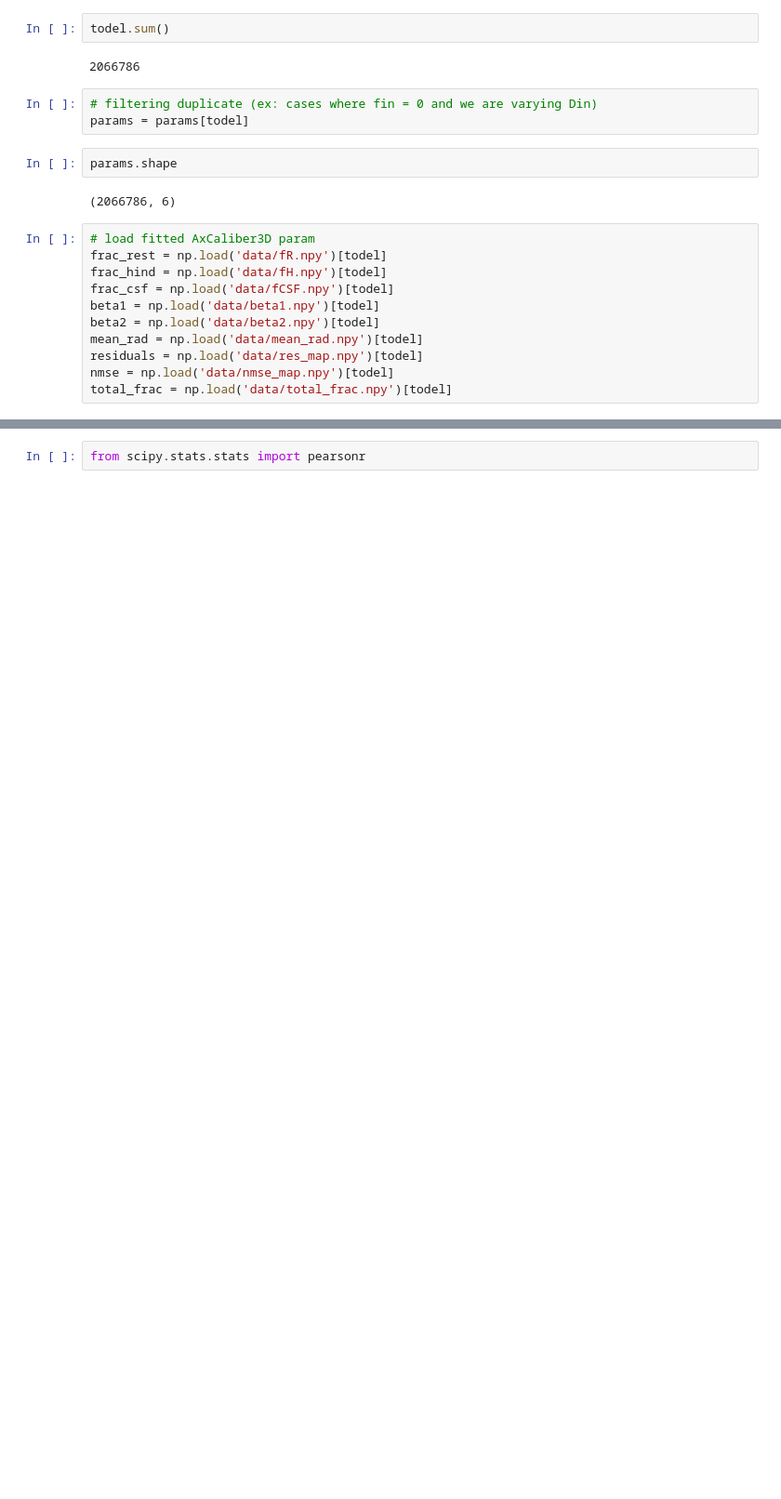
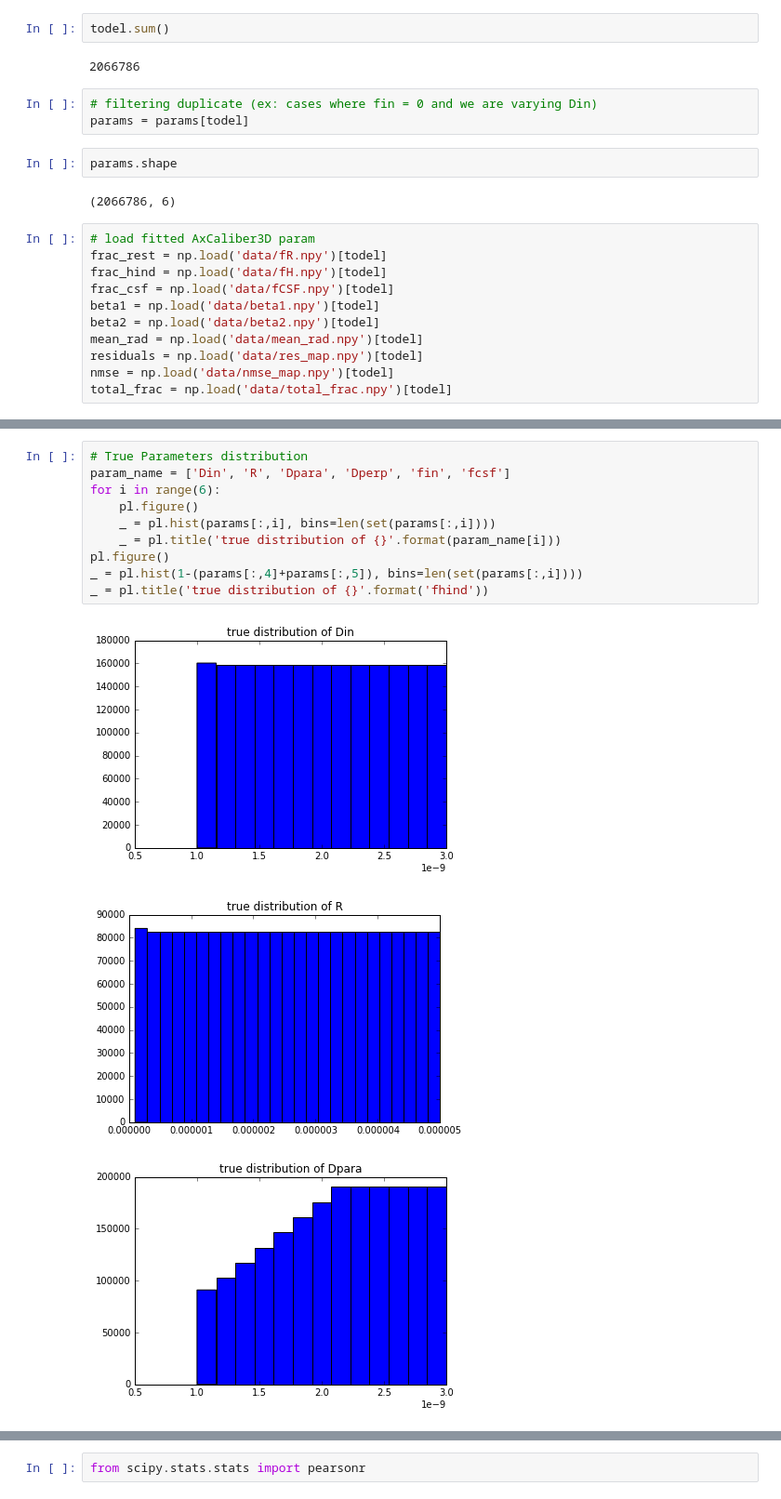
Before and after one commit to mpaquette/axcal_analyse_notebook, a Jupyter notebook: Analyse_1.ipynb, the cells around one changed output, grey strips where cells are left out. Shown at 93% size. Cells and saved outputs as stored; diff of their text form; blank space fills up the shorter version.

```diff
--- a/Analyse_1.ipynb
+++ b/Analyse_1.ipynb
@@ -130,0 +131,14 @@ _ = pl.title('Error in Hindered volume fraction estimation (true - est)')
+# %%
+# True Parameters distribution
+param_name = ['Din', 'R', 'Dpara', 'Dperp', 'fin', 'fcsf']
+for i in range(6):
+    pl.figure()
+    _ = pl.hist(params[:,i], bins=len(set(params[:,i])))
+    _ = pl.title('true distribution of {}'.format(param_name[i]))
+pl.figure()
+_ = pl.hist(1-(params[:,4]+params[:,5]), bins=len(set(params[:,i])))
+_ = pl.title('true distribution of {}'.format('fhind'))
+# %% [output]
+[figure, added]
+[figure, added]
+[figure, added]
```
Also changed, not shown: parts of 25 cells of this notebook.
